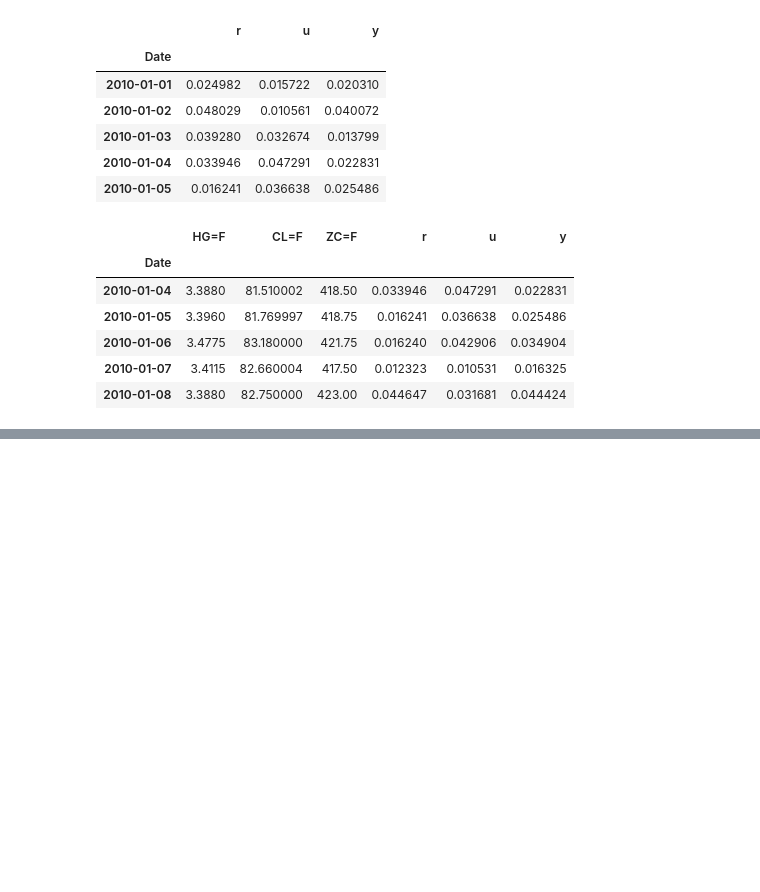
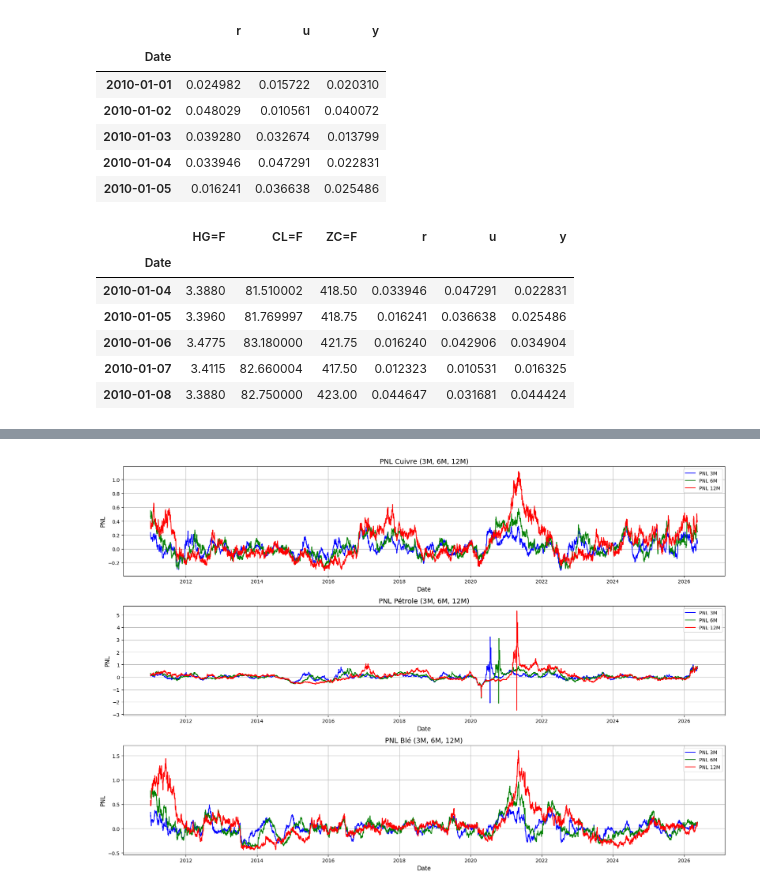
Before and after one commit to wgallon01/Derivatives, a Jupyter notebook: hedgingcommodities.ipynb, the cells around one changed output, grey strips where cells are left out. Drawn from its saved outputs; the diff is of its cells as text; code cells hidden in the pictures; blank space fills up the shorter version.

```diff
--- a/hedgingcommodities.ipynb
+++ b/hedgingcommodities.ipynb
@@ -145,6 +145,24 @@ data_with_parameters['Forward_12M_Oil'] = forward12M(data_with_parameters['r'],
 data_with_parameters['Forward_3M_Ble'] = forward3M(data_with_parameters['r'], data_with_parameters['u'], data_with_parameters['y'], data_with_parameters['ZC=F'])
 data_with_parameters['Forward_6M_Ble'] = forward6M(data_with_parameters['r'], data_with_parameters['u'], data_with_parameters['y'], data_with_parameters['ZC=F'])
 data_with_parameters['Forward_12M_Ble'] = forward12M(data_with_parameters['r'], data_with_parameters['u'], data_with_parameters['y'], data_with_parameters['ZC=F'])
+data_with_parameters['Spot3M_Cuivre'] = data_with_parameters['HG=F'].shift(63)
+data_with_parameters['Spot6M_Cuivre'] = data_with_parameters['HG=F'].shift(126)
+data_with_parameters['Spot12M_Cuivre'] = data_with_parameters['HG=F'].shift(252)
+data_with_parameters['Spot3M_Oil'] = data_with_parameters['CL=F'].shift(63)
+data_with_parameters['Spot6M_Oil'] = data_with_parameters['CL=F'].shift(126)
+data_with_parameters['Spot12M_Oil'] = data_with_parameters['CL=F'].shift(252)
+data_with_parameters['Spot3M_Ble'] = data_with_parameters['ZC=F'].shift(63)
+data_with_parameters['Spot6M_Ble'] = data_with_parameters['ZC=F'].shift(126)
+data_with_parameters['Spot12M_Ble'] = data_with_parameters['ZC=F'].shift(252)
+data_with_parameters['PNL3M_Cuivre'] = (data_with_parameters['Forward_3M_Cuivre'] - data_with_parameters['Spot3M_Cuivre'])/data_with_parameters['Spot3M_Cuivre']
+data_with_parameters['PNL6M_Cuivre'] = (data_with_parameters['Forward_6M_Cuivre'] - data_with_parameters['Spot6M_Cuivre'])/data_with_parameters['Spot6M_Cuivre']
+data_with_parameters['PNL12M_Cuivre'] = (data_with_parameters['Forward_12M_Cuivre'] - data_with_parameters['Spot12M_Cuivre'])/data_with_parameters['Spot12M_Cuivre']
+data_with_parameters['PNL3M_Oil'] = (data_with_parameters['Forward_3M_Oil'] - data_with_parameters['Spot3M_Oil'])/data_with_parameters['Spot3M_Oil']
+data_with_parameters['PNL6M_Oil'] = (data_with_parameters['Forward_6M_Oil'] - data_with_parameters['Spot6M_Oil'])/data_with_parameters['Spot6M_Oil']
+data_with_parameters['PNL12M_Oil'] = (data_with_parameters['Forward_12M_Oil'] - data_with_parameters['Spot12M_Oil'])/data_with_parameters['Spot12M_Oil']
+data_with_parameters['PNL3M_Ble'] = (data_with_parameters['Forward_3M_Ble'] - data_with_parameters['Spot3M_Ble'])/data_with_parameters['Spot3M_Ble']
+data_with_parameters['PNL6M_Ble'] = (data_with_parameters['Forward_6M_Ble'] - data_with_parameters['Spot6M_Ble'])/data_with_parameters['Spot6M_Ble']
+data_with_parameters['PNL12M_Ble'] = (data_with_parameters['Forward_12M_Ble'] - data_with_parameters['Spot12M_Ble'])/data_with_parameters['Spot12M_Ble']
 data_with_parameters.head()
 # %% [output]
 |  | HG=F | CL=F | ZC=F | r | u | y | Forward_3M_Cuivre | Forward_6M_Cuivre | ... |
@@ -156,0 +176,39 @@ data_with_parameters.head()
+# %%
+import matplotlib.pyplot as plt
+
+plt.figure(figsize=(18, 12))
+
+plt.subplot(3, 1, 1)
+plt.plot(data_with_parameters.index, data_with_parameters['PNL3M_Cuivre'], label='PNL 3M', color='blue')
+plt.plot(data_with_parameters.index, data_with_parameters['PNL6M_Cuivre'], label='PNL 6M', color='green')
+plt.plot(data_with_parameters.index, data_with_parameters['PNL12M_Cuivre'], label='PNL 12M', color='red')
+plt.title('PNL Cuivre (3M, 6M, 12M)', fontsize=14)
+plt.xlabel('Date', fontsize=12)
+plt.ylabel('PNL', fontsize=12)
+plt.legend()
+plt.grid()
+
+plt.subplot(3, 1, 2)
+plt.plot(data_with_parameters.index, data_with_parameters['PNL3M_Oil'], label='PNL 3M', color='blue')
+plt.plot(data_with_parameters.index, data_with_parameters['PNL6M_Oil'], label='PNL 6M', color='green')
+plt.plot(data_with_parameters.index, data_with_parameters['PNL12M_Oil'], label='PNL 12M', color='red')
+plt.title('PNL Pétrole (3M, 6M, 12M)', fontsize=14)
+plt.xlabel('Date', fontsize=12)
+plt.ylabel('PNL', fontsize=12)
+plt.legend()
+plt.grid()
+
+plt.subplot(3, 1, 3)
+plt.plot(data_with_parameters.index, data_with_parameters['PNL3M_Ble'], label='PNL 3M', color='blue')
+plt.plot(data_with_parameters.index, data_with_parameters['PNL6M_Ble'], label='PNL 6M', color='green')
+plt.plot(data_with_parameters.index, data_with_parameters['PNL12M_Ble'], label='PNL 12M', color='red')
+plt.title('PNL Blé (3M, 6M, 12M)', fontsize=14)
+plt.xlabel('Date', fontsize=12)
+plt.ylabel('PNL', fontsize=12)
+plt.legend()
+plt.grid()
+
+plt.tight_layout()
+plt.show()
+# %% [output]
+[figure, added]
```
Also changed, not shown: parts of 3 cells of this notebook.
